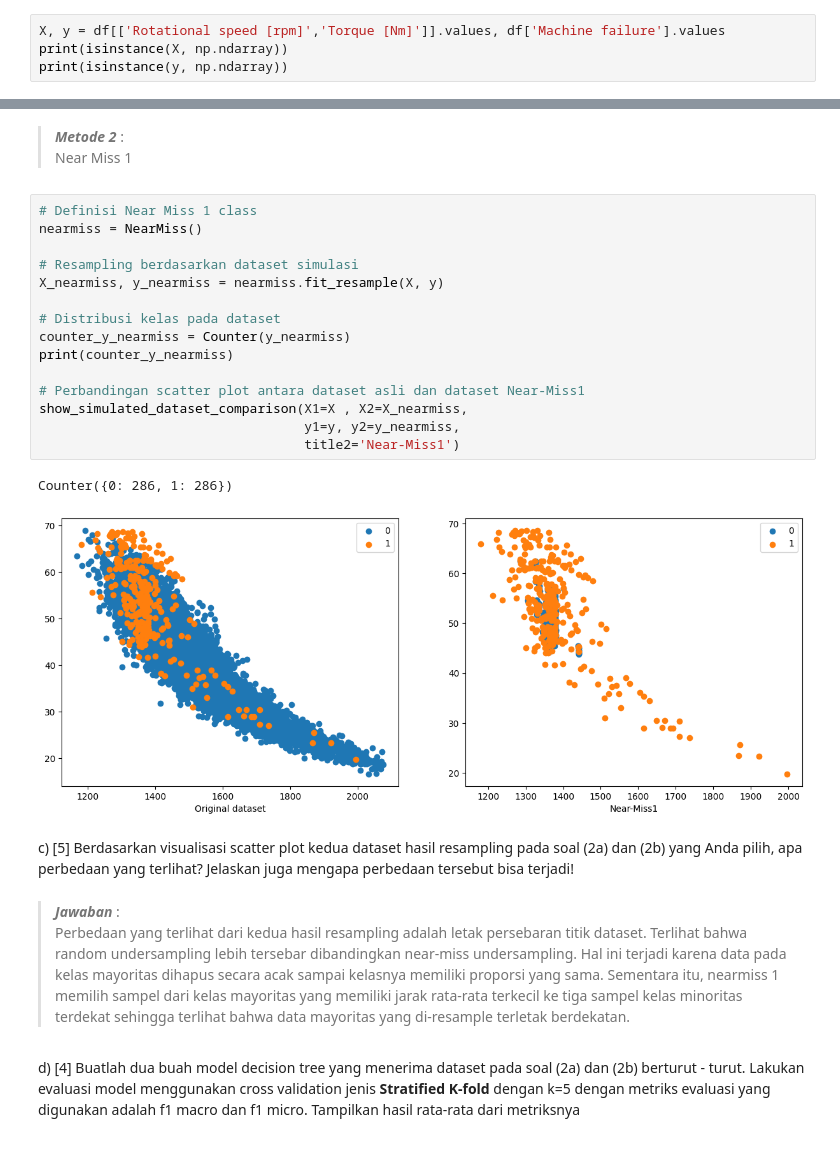
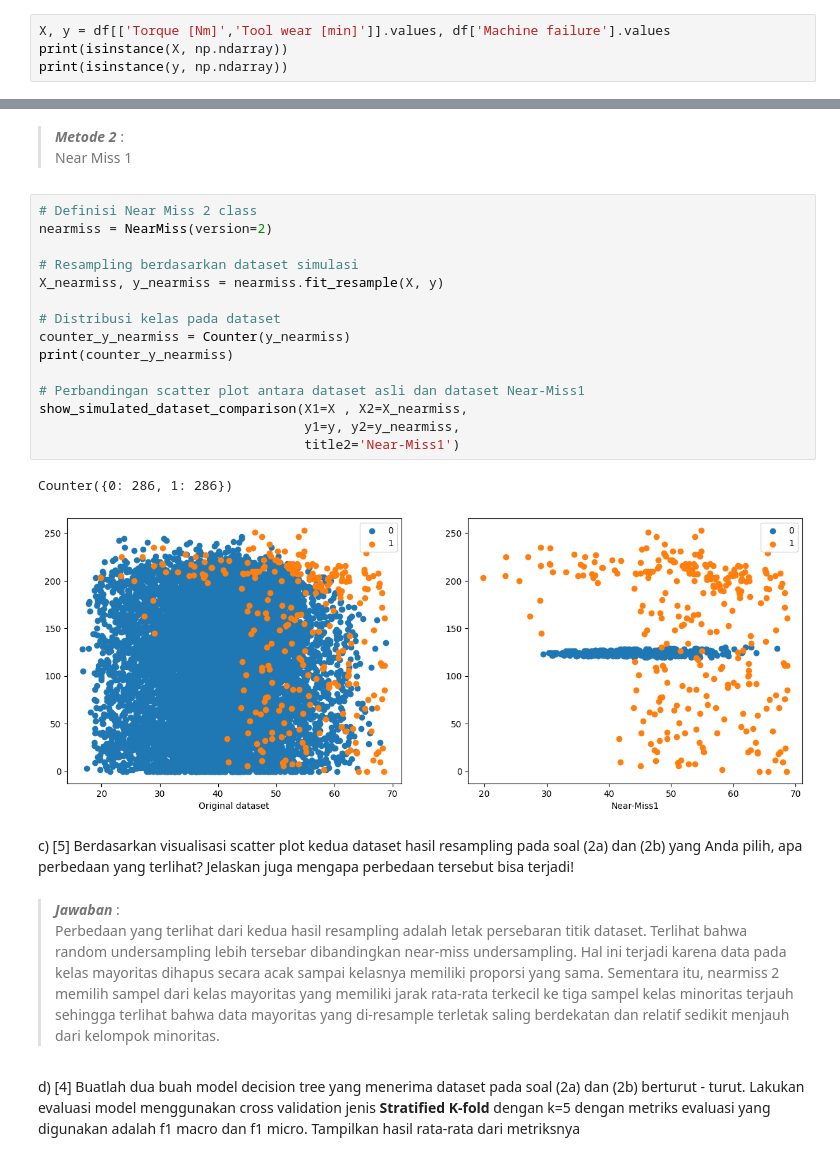
Before and after one commit to farrelayman09/lab-kasdad-7, a Jupyter notebook: Lab_7.ipynb, the cells around one changed output, grey strips where cells are left out. Drawn from its saved outputs; the diff is of its cells as text.

```diff
--- a/Lab_7.ipynb
+++ b/Lab_7.ipynb
@@ -685,5 +686,5 @@ a) [5] Buatlah sebuah dataset baru yang terdiri dari kolom `Rotational speed [rp
 # %%
-X, y = df[['Rotational speed [rpm]','Torque [Nm]']].values, df['Machine failure'].values
+X, y = df[['Torque [Nm]','Tool wear [min]']].values, df['Machine failure'].values
 print(isinstance(X, np.ndarray))
 print(isinstance(y, np.ndarray))
 # %% [output]
@@ -910,28 +950,28 @@ ini pada dataset soal (1a). Visualisasikan scatter plot hasil resampling dataset
 > <b><i>Metode 2</i></b> : <br>
 Near Miss 1
 # %%
-# Definisi Near Miss 1 class
-nearmiss = NearMiss()
+# Definisi Near Miss 2 class
+nearmiss = NearMiss(version=2)
 
 # Resampling berdasarkan dataset simulasi
 X_nearmiss, y_nearmiss = nearmiss.fit_resample(X, y)
 
 # Distribusi kelas pada dataset
 counter_y_nearmiss = Counter(y_nearmiss)
 print(counter_y_nearmiss)
 
 # Perbandingan scatter plot antara dataset asli dan dataset Near-Miss1
 show_simulated_dataset_comparison(X1=X , X2=X_nearmiss,
                                   y1=y, y2=y_nearmiss,
                                   title2='Near-Miss1')
 # %% [output]
 Counter({0: 286, 1: 286})
-[figure, old version]
+[figure, new version]
 # %% [markdown]
 c) [5] Berdasarkan visualisasi scatter plot kedua dataset hasil resampling pada soal (2a) dan (2b) yang Anda pilih, apa perbedaan yang terlihat? Jelaskan juga mengapa perbedaan tersebut bisa terjadi!
 # %% [markdown]
 > <b><i>Jawaban</i></b> : <br>
-Perbedaan yang terlihat dari kedua hasil resampling adalah letak persebaran titik dataset. Terlihat bahwa random undersampling lebih tersebar dibandingkan near-miss undersampling. Hal ini terjadi karena data pada kelas mayoritas dihapus secara acak sampai kelasnya memiliki proporsi yang sama. Sementara itu, nearmiss 1 memilih sampel dari kelas mayoritas yang memiliki jarak rata-rata terkecil ke tiga sampel kelas minoritas terdekat sehingga terlihat bahwa data mayoritas yang di-resample terletak berdekatan.
+Perbedaan yang terlihat dari kedua hasil resampling adalah letak persebaran titik dataset. Terlihat bahwa random undersampling lebih tersebar dibandingkan near-miss undersampling. Hal ini terjadi karena data pada kelas mayoritas dihapus secara acak sampai kelasnya memiliki proporsi yang sama. Sementara itu, nearmiss 2 memilih sampel dari kelas mayoritas yang memiliki jarak rata-rata terkecil ke tiga sampel kelas minoritas terjauh sehingga terlihat bahwa data mayoritas yang di-resample terletak saling berdekatan dan relatif sedikit menjauh dari kelompok minoritas.
 # %% [markdown]
 d) [4] Buatlah dua buah model decision tree yang menerima dataset pada soal (2a) dan (2b) berturut - turut. Lakukan evaluasi model menggunakan cross validation jenis **Stratified K-fold** dengan k=5 dengan metriks evaluasi yang digunakan adalah f1 macro dan f1 micro. Tampilkan hasil rata-rata dari metriksnya
 # %%
```
Also changed, not shown: parts of 23 cells of this notebook.
